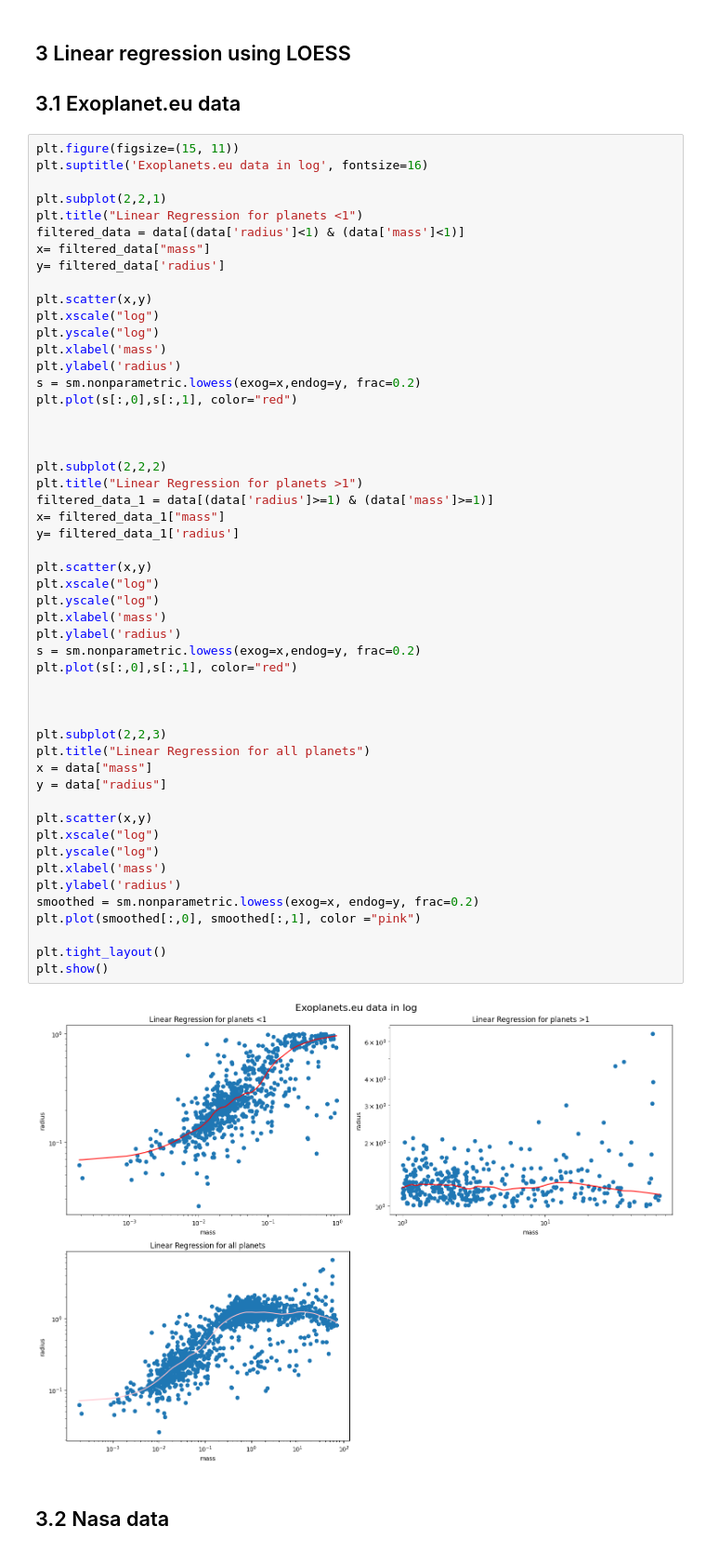
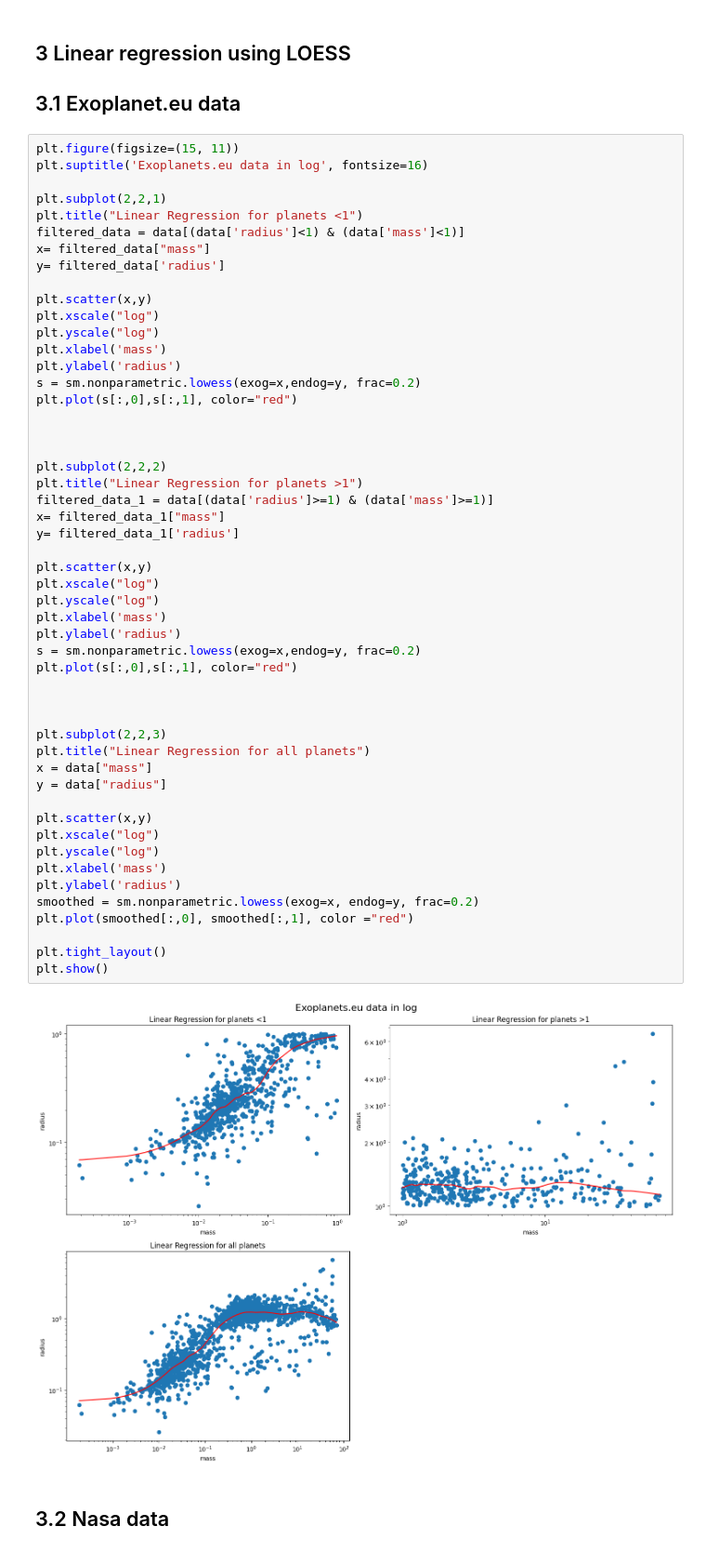
Before and after one commit to samkampitsch/data-and-statistics, a Jupyter notebook: Exoplanet_Mass_Radius/Exoplanets.ipynb, the cells around one changed output. Shown at 93% size. Saved outputs shown, nothing was run; the diff lists cells and outputs as text.

```diff
--- a/Exoplanet_Mass_Radius/Exoplanets.ipynb
+++ b/Exoplanet_Mass_Radius/Exoplanets.ipynb
@@ -692,35 +700,35 @@ plt.subplot(2,2,2)
 plt.title("Linear Regression for planets >1")
 filtered_data_1 = data[(data['radius']>=1) & (data['mass']>=1)]
 x= filtered_data_1["mass"]
 y= filtered_data_1['radius']
 
 plt.scatter(x,y)
 plt.xscale("log")
 plt.yscale("log")
 plt.xlabel('mass')
 plt.ylabel('radius')
 s = sm.nonparametric.lowess(exog=x,endog=y, frac=0.2)
 plt.plot(s[:,0],s[:,1], color="red")
 
 
 
 plt.subplot(2,2,3)
 plt.title("Linear Regression for all planets")
 x = data["mass"]
 y = data["radius"]
 
 plt.scatter(x,y)
 plt.xscale("log")
 plt.yscale("log")
 plt.xlabel('mass')
 plt.ylabel('radius')
 smoothed = sm.nonparametric.lowess(exog=x, endog=y, frac=0.2)
-plt.plot(smoothed[:,0], smoothed[:,1], color ="pink")
+plt.plot(smoothed[:,0], smoothed[:,1], color ="red")
 
 plt.tight_layout()
 plt.show()
 # %% [output]
-[figure, old version]
+[figure, new version]
 # %% [markdown]
 <a id="3_2"></a>
 ## 3.2 Nasa data
```
Also changed, not shown: parts of 15 cells of this notebook.
